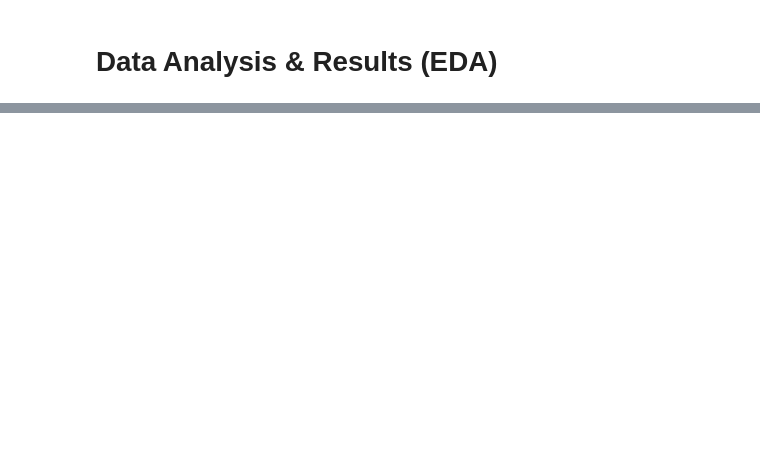
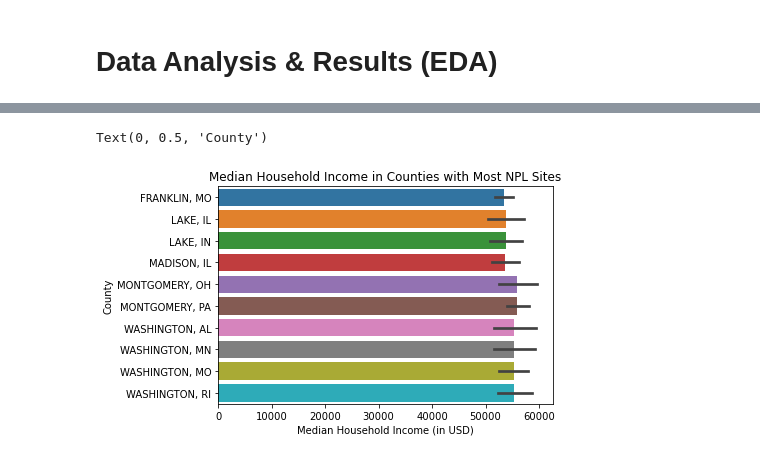
Before and after one commit to jeinuh/superfund-project, a Jupyter notebook: EDACheckpoint_group011.ipynb, the cells around one changed output, grey strips where cells are left out. Cells and saved outputs as stored; diff of their text form; code cells hidden in the pictures; blank space fills up the shorter version.

Commit message:
median household income
added visualization for comparing median household income

```diff
--- a/EDACheckpoint_group011.ipynb
+++ b/EDACheckpoint_group011.ipynb
@@ -144,0 +203,6 @@ Carry out EDA on your dataset(s); Describe in this section
+# %%
+mhi_df = county_df[['site name', 'county', 'Median Household Income (In 2019 Inflation Adjusted Dollars):']]
+mhi_df.rename({'Median Household Income (In 2019 Inflation Adjusted Dollars):': 'median household income'}, axis=1, inplace=True)
+mhi_df = mhi_df.dropna(subset=['median household income'])
+mhi_df['median household income'] = mhi_df['median household income'].astype(int)
+mhi_df
@@ -144,0 +233,2 @@ Carry out EDA on your dataset(s); Describe in this section
+# %%
+counties = mhi_df['county'].value_counts().index.tolist()
@@ -144,0 +237,3 @@ Carry out EDA on your dataset(s); Describe in this section
+# %%
+top_10 = counties[0:10]
+bottom_10 = counties[506:516]
@@ -144,0 +253,4 @@ Carry out EDA on your dataset(s); Describe in this section
+# %%
+mhi_top_df = mhi_df[mhi_df['county'].isin(top_10)]
+#mhi_df[mhi_df['county'] == 'MONTGOMERY, PA']
+mhi_top_df.head()
@@ -144,0 +264,10 @@ Carry out EDA on your dataset(s); Describe in this section
+# %%
+ax = sns.barplot(x="median household income", y="county", data=mhi_top_df)
+
+# add title and axis labels (modify x-axis label)
+ax.set_title('Median Household Income in Counties with Most NPL Sites')
+ax.set_xlabel('Median Household Income (in USD)')
+ax.set_ylabel('County')
+# %% [output]
+Text(0, 0.5, 'County')
+[figure, added]
```
Also changed, not shown: parts of 23 cells of this notebook, 1 other file.
